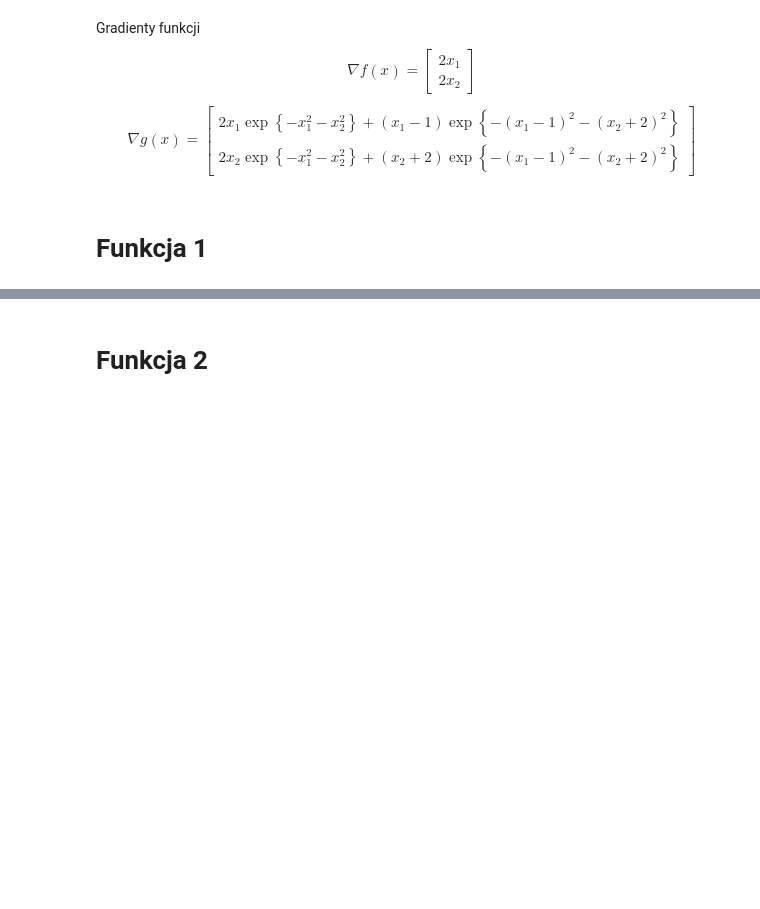
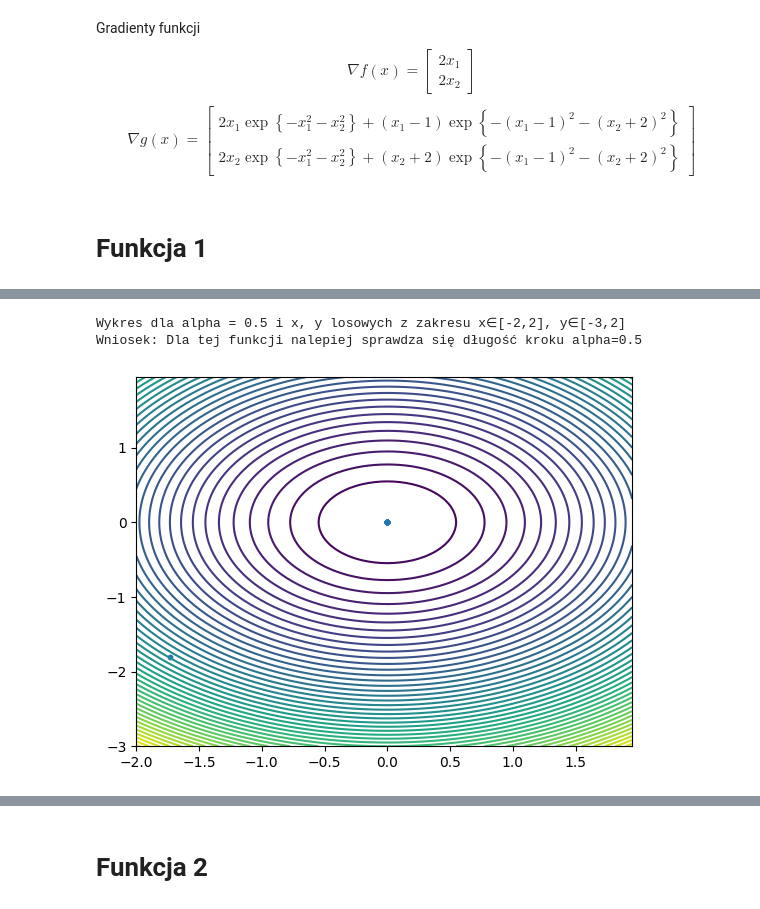
Before and after one commit to gwardasz/wsi-lab, a Jupyter notebook: zadanie_1b.ipynb, the cells around one changed output, grey strips where cells are left out. Drawn from its saved outputs; the diff is of its cells as text; code cells hidden in the pictures; blank space fills up the shorter version.

```diff
--- a/zadanie_1b.ipynb
+++ b/zadanie_1b.ipynb
@@ -103,2 +132,43 @@ class SimpleGradientDescent:
 # %% [markdown]
 # Funkcja 1
+# %%
+def f_x(x1:float, x2:float) -> float:
+  return x1**2 + x2**2
+
+def f_x_grad(x1:float, x2:float) -> Tuple[float, float]:
+  return (2*x1, 2*x2)
+
+def test_plot(function, function_grad, random_x_y:bool=True, x_init:float=None, y_init:float=None, alpha:float=None, steps:int=10):
+  if random_x_y:
+    x_init = random.uniform(-2, 2)
+    y_init = random.uniform(-3, 2)
+  sgd = SimpleGradientDescent(function, function_grad, alpha)
+  min = sgd.minimize(x_init, y_init, steps, plot=True)
+
+
+steps = 10
+
+print("Dla x, y losowych z zakresu x∈[-2,2], y∈[-3,2]")
+for _ in range(3):
+  print()
+  for alpha in range(1, 11):
+
+    alpha = alpha/10
+    x_init = random.uniform(-2, 2)
+    y_init = random.uniform(-3, 2)
+    sgd = SimpleGradientDescent(f_x, f_x_grad, alpha)
+    min = sgd.minimize(x_init, y_init, steps, plot=False)
+
+    print("F. min: alpha =", alpha,"-->", min)
+
+
+print("\nDla x,y dużych efekt jest taki sami:")
+for alpha in range(1, 11):
+
+    alpha = alpha/10
+    x_init = random.uniform(-20000, 20000)
+    y_init = random.uniform(-30000, 20000)
+    sgd = SimpleGradientDescent(f_x, f_x_grad, alpha)
+    min = sgd.minimize(x_init, y_init, steps, plot=False)
+
+    print("F. min: alpha =", alpha," -->", min)
@@ -104,0 +193,8 @@ class SimpleGradientDescent:
+# %%
+print("Wykres dla alpha = 0.5 i x, y losowych z zakresu x∈[-2,2], y∈[-3,2]")
+test_plot(f_x, f_x_grad, alpha=0.5)
+print("Wniosek: Dla tej funkcji nalepiej sprawdza się długość kroku alpha=0.5")
+# %% [output]
+Wykres dla alpha = 0.5 i x, y losowych z zakresu x∈[-2,2], y∈[-3,2]
+Wniosek: Dla tej funkcji nalepiej sprawdza się długość kroku alpha=0.5
+[figure, added]
```
Also changed, not shown: parts of 20 cells of this notebook.
